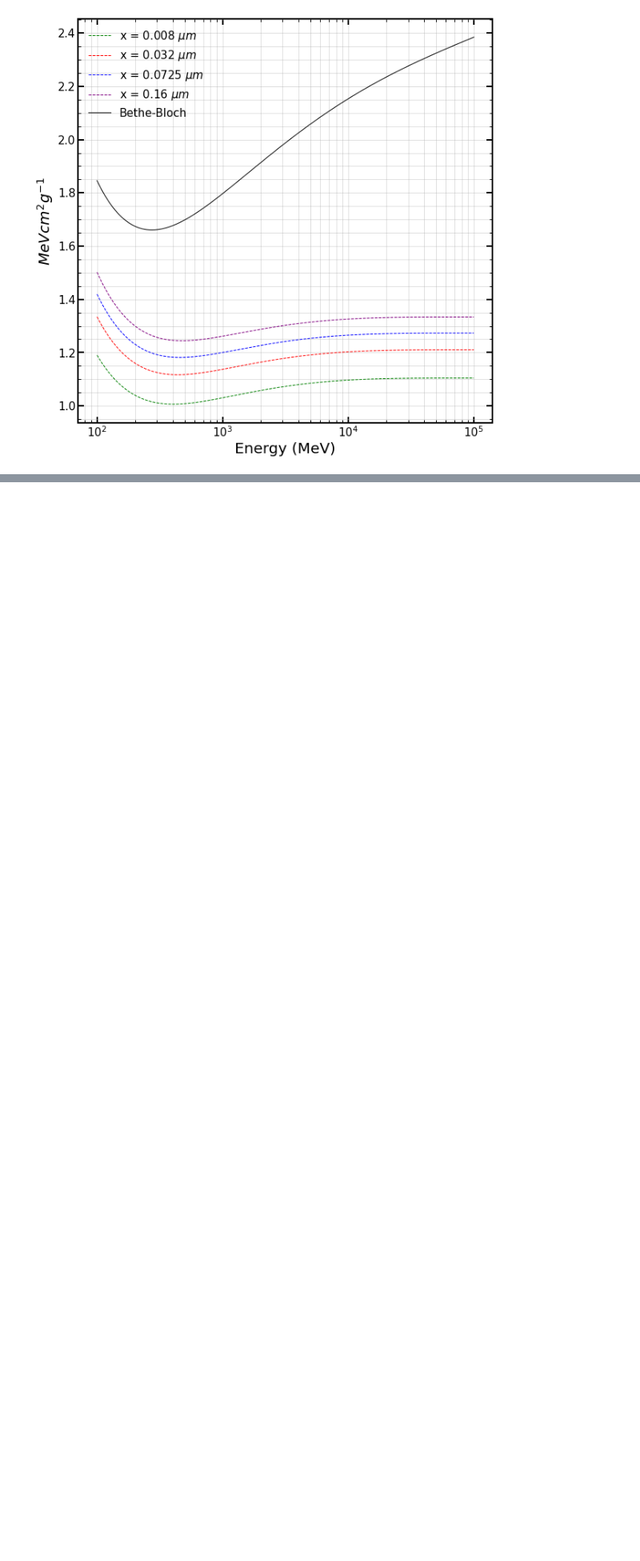
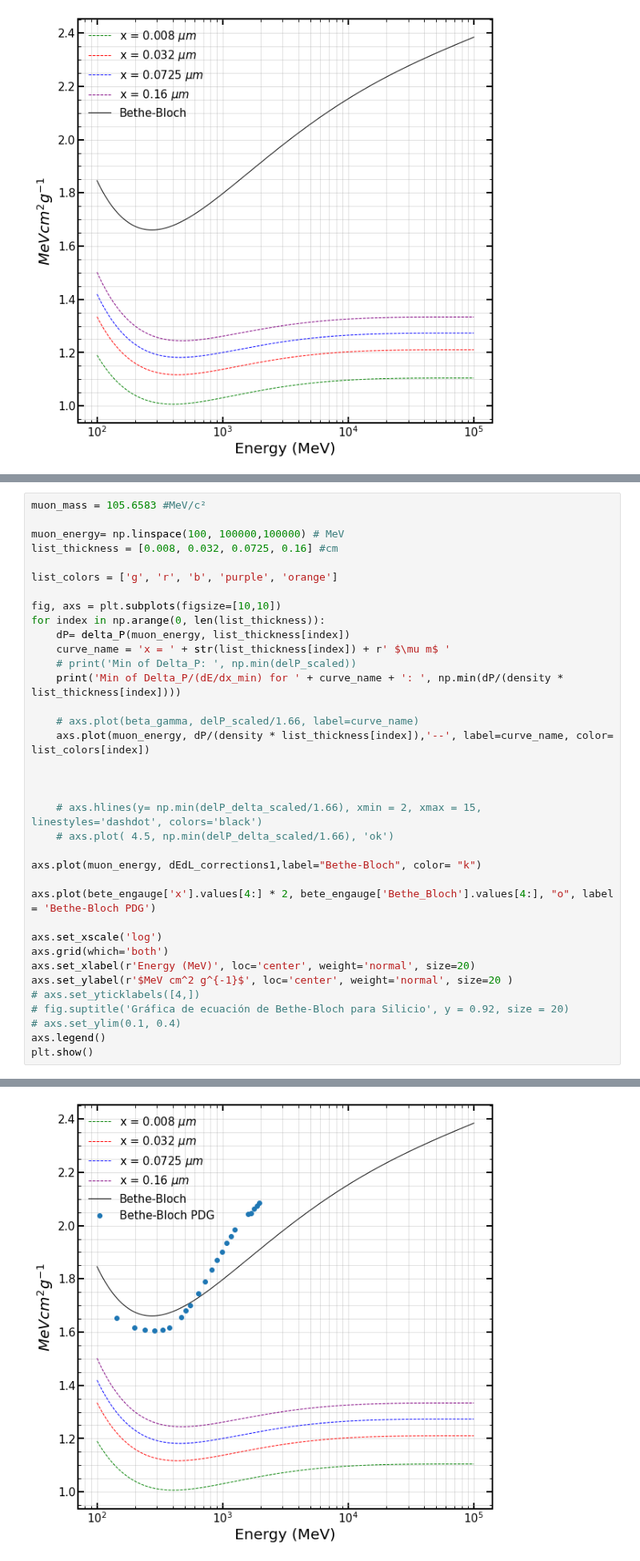
Before and after one commit to mausanram/CodigosICN, a Jupyter notebook: Catalogo_Eventos/Muons_Energy.ipynb, the cells around one changed output, grey strips where cells are left out. Shown at 80% size. Drawn from its saved outputs; the diff is of its cells as text; blank space fills up the shorter version.

```diff
--- a/Catalogo_Eventos/Muons_Energy.ipynb
+++ b/Catalogo_Eventos/Muons_Energy.ipynb
@@ -440,0 +462,37 @@ Min of Delta_P/(dE/dx_min) for x = 0.16 $\mu m$ :  1.2443451276677275
+# %%
+muon_mass = 105.6583 #MeV/c²
+
+muon_energy= np.linspace(100, 100000,100000) # MeV
+list_thickness = [0.008, 0.032, 0.0725, 0.16] #cm
+
+list_colors = ['g', 'r', 'b', 'purple', 'orange']
+
+fig, axs = plt.subplots(figsize=[10,10])
+for index in np.arange(0, len(list_thickness)):
+    dP= delta_P(muon_energy, list_thickness[index])
+    curve_name = 'x = ' + str(list_thickness[index]) + r' $\mu m$ '
+    # print('Min of Delta_P: ', np.min(delP_scaled))
+    print('Min of Delta_P/(dE/dx_min) for ' + curve_name + ': ', np.min(dP/(density * list_thickness[index])))
+
+    # axs.plot(beta_gamma, delP_scaled/1.66, label=curve_name)
+    axs.plot(muon_energy, dP/(density * list_thickness[index]),'--', label=curve_name, color= list_colors[index])
+
+
+
+    # axs.hlines(y= np.min(delP_delta_scaled/1.66), xmin = 2, xmax = 15, linestyles='dashdot', colors='black')
+    # axs.plot( 4.5, np.min(delP_delta_scaled/1.66), 'ok')
+
+axs.plot(muon_energy, dEdL_corrections1,label="Bethe-Bloch", color= "k")
+
+axs.plot(bete_engauge['x'].values[4:] * 2, bete_engauge['Bethe_Bloch'].values[4:], "o", label = 'Bethe-Bloch PDG')
+
+axs.set_xscale('log')
+axs.grid(which='both')
+axs.set_xlabel(r'Energy (MeV)', loc='center', weight='normal', size=20)
+axs.set_ylabel(r'$MeV cm^2 g^{-1}$', loc='center', weight='normal', size=20 )
+# axs.set_yticklabels([4,])
+# fig.suptitle('Gráfica de ecuación de Bethe-Bloch para Silicio', y = 0.92, size = 20)
+# axs.set_ylim(0.1, 0.4)
+axs.legend()
+plt.show()
+# %% [output]
@@ -441,3 +503,4 @@ Min of Delta_P/(dE/dx_min) for x = 0.16 $\mu m$ :  1.2443451276677275
+[figure, added]
 # %% [markdown]
 ## Valor mas probable
 # %%
```
Also changed, not shown: parts of 4 cells of this notebook, 3 other files.
